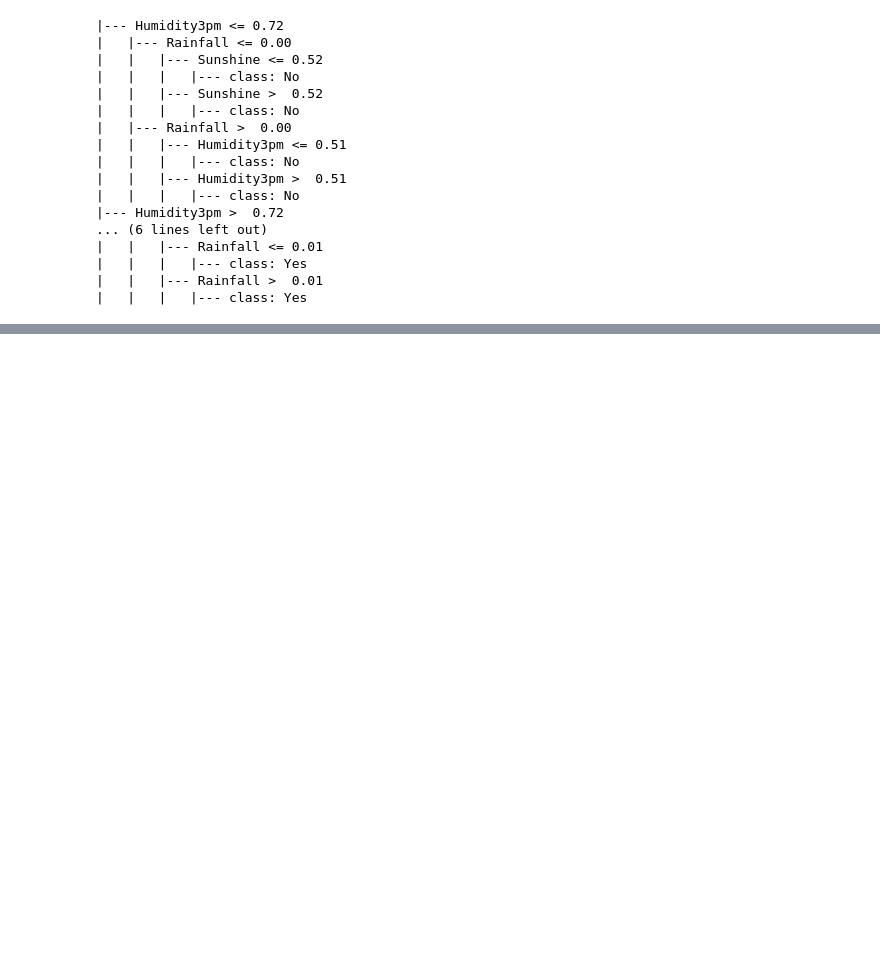
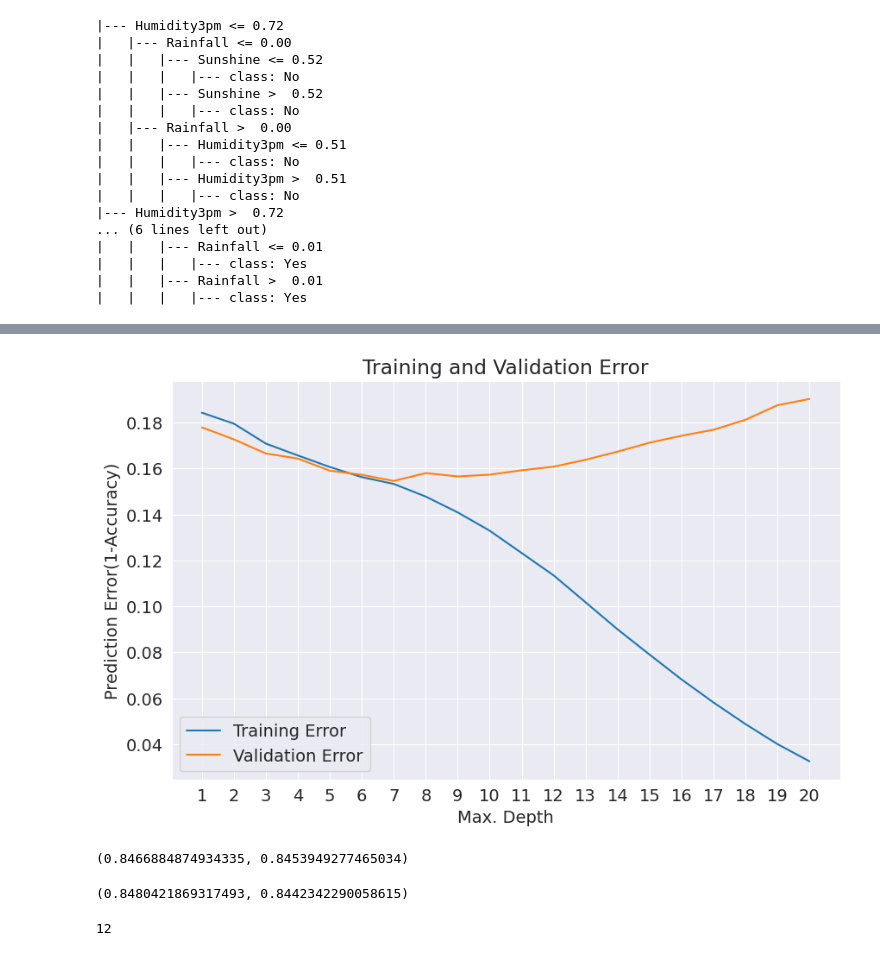
Before and after one commit to Imran1hp/Machine-Learning, a Jupyter notebook: Decision_Trees_and_Random__Forests.ipynb, the cells around one changed output, grey strips where cells are left out. Saved outputs shown, nothing was run; the diff lists cells and outputs as text; code cells hidden in the pictures; blank space fills up the shorter version.

Commit message:
Decision tree done

```diff
--- a/Decision_Trees_and_Random__Forests.ipynb
+++ b/Decision_Trees_and_Random__Forests.ipynb
@@ -485,3 +485,16 @@ print(export_text(model,feature_names=list(x_train.columns)))
 |   |   |   |--- class: Yes
 |   |   |--- Rainfall >  0.01
 |   |   |   |--- class: Yes
+# %%
+def max_depth_error(md):
+  model = DecisionTreeClassifier(max_depth=md,random_state=42)
+  model.fit(x_train,train_targets)
+  train_error = 1 - model.score(x_train,train_targets)
+  val_error = 1 - model.score(x_val,val_targets)
+  return{
+      'max_depth':md,
+      'Training Error':train_error,
+      "validation Error":val_error
+  }
+# %%
+errors_df = pd.DataFrame([max_depth_error(md)for md in range(1,21)])
@@ -487,0 +521,12 @@ print(export_text(model,feature_names=list(x_train.columns)))
+# %%
+plt.figure()
+plt.plot(errors_df["max_depth"],errors_df["Training Error"])
+plt.plot(errors_df["max_depth"],errors_df["validation Error"])
+plt.title("Training and Validation Error")
+plt.xticks(range(1,21))
+plt.xlabel("Max. Depth")
+plt.ylabel("Prediction Error(1-Accuracy)")
+plt.legend(["Training Error","Validation Error"])
+plt.show()
+# %% [output]
+[figure, added]
@@ -487,0 +535,4 @@ print(export_text(model,feature_names=list(x_train.columns)))
+# %%
+model.score(x_train,train_targets),model.score(x_val,val_targets)
+# %% [output]
+(0.8466884874934335, 0.8453949277465034)
@@ -487,0 +541,8 @@ print(export_text(model,feature_names=list(x_train.columns)))
+# %%
+model.score(x_train,train_targets),model.score(x_val,val_targets)
+# %% [output]
+(0.8480421869317493, 0.8442342290058615)
+# %%
+model.tree_.max_depth
+# %% [output]
+12
```
Also changed, not shown: parts of 4 cells of this notebook.
